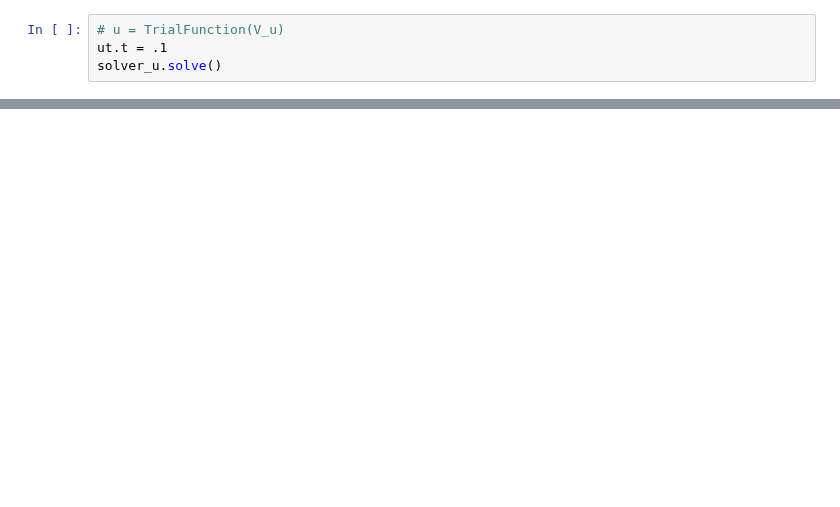
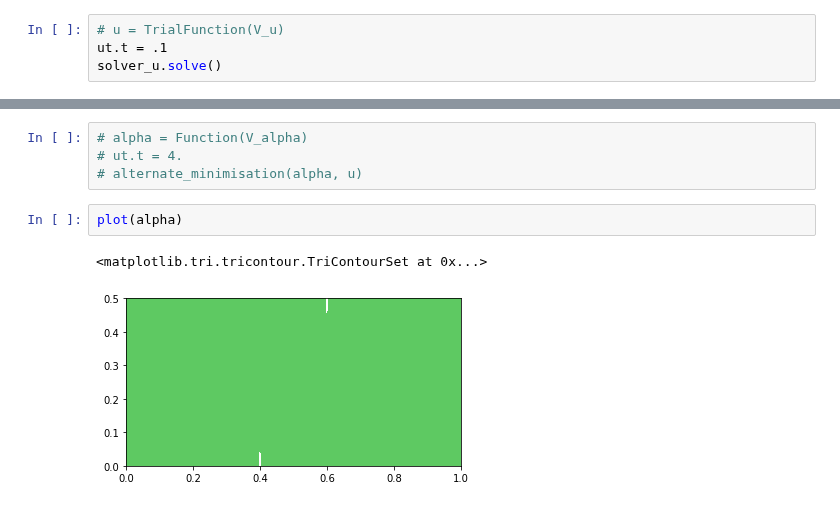
Before and after one commit to kumiori/irrevolutions, a Jupyter notebook: En_passant_Sarah.ipynb, the cells around one changed output, grey strips where cells are left out. Cells and saved outputs as stored; diff of their text form; blank space fills up the shorter version.

```diff
--- a/En_passant_Sarah.ipynb
+++ b/En_passant_Sarah.ipynb
@@ -310,0 +279,9 @@ RuntimeError: ignored
+# %%
+# alpha = Function(V_alpha)
+# ut.t = 4.
+# alternate_minimisation(alpha, u)
+# %%
+plot(alpha)
+# %% [output]
+<matplotlib.tri.tricontour.TriContourSet at 0x...>
+[figure, added]
```
Also changed, not shown: parts of 14 cells of this notebook.
